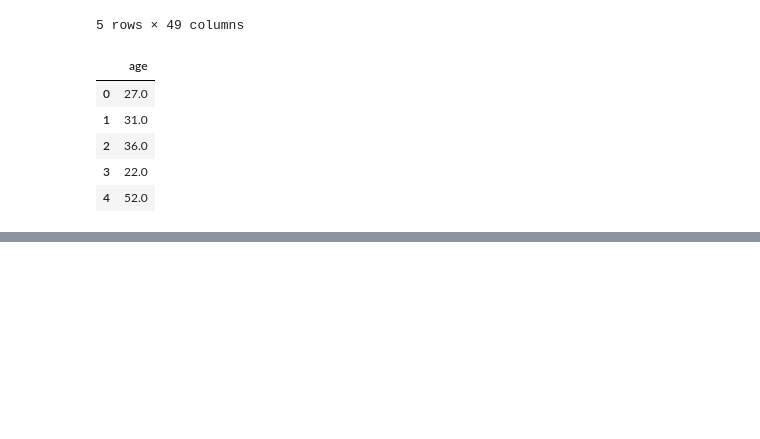
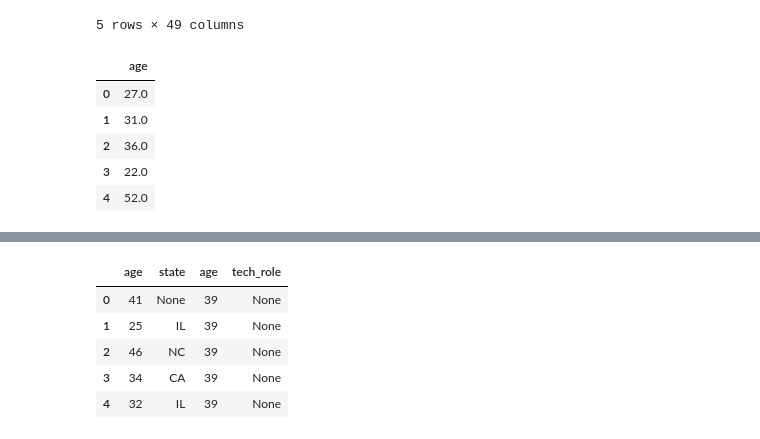
Before and after one commit to ArtTucker/mental_health_and_economics, a Jupyter notebook: database/database_connection.ipynb, the cells around one changed output, grey strips where cells are left out. Saved outputs shown, nothing was run; the diff lists cells and outputs as text; code cells hidden in the pictures; blank space fills up the shorter version.

```diff
--- a/database/database_connection.ipynb
+++ b/database/database_connection.ipynb
@@ -196,0 +218,11 @@ test_df2.head()
+# %%
+# Connection database:
+df_join_test = pd.read_sql("SELECT t1.age, t1.state, t2.age, t2.tech_role FROM dataset_2014 as t1 INNER JOIN dataset_2016 as t2 ON t1.key = t2.key", connect)
+df_join_test.head()
+# %% [output]
+|  | age | state | age | tech_role |
+| 0 | 41 | None | 39 | None |
+| 1 | 25 | IL | 39 | None |
+| 2 | 46 | NC | 39 | None |
+| 3 | 34 | CA | 39 | None |
+| 4 | 32 | IL | 39 | None |
```
Also changed, not shown: parts of 7 cells of this notebook, 1 other file.
